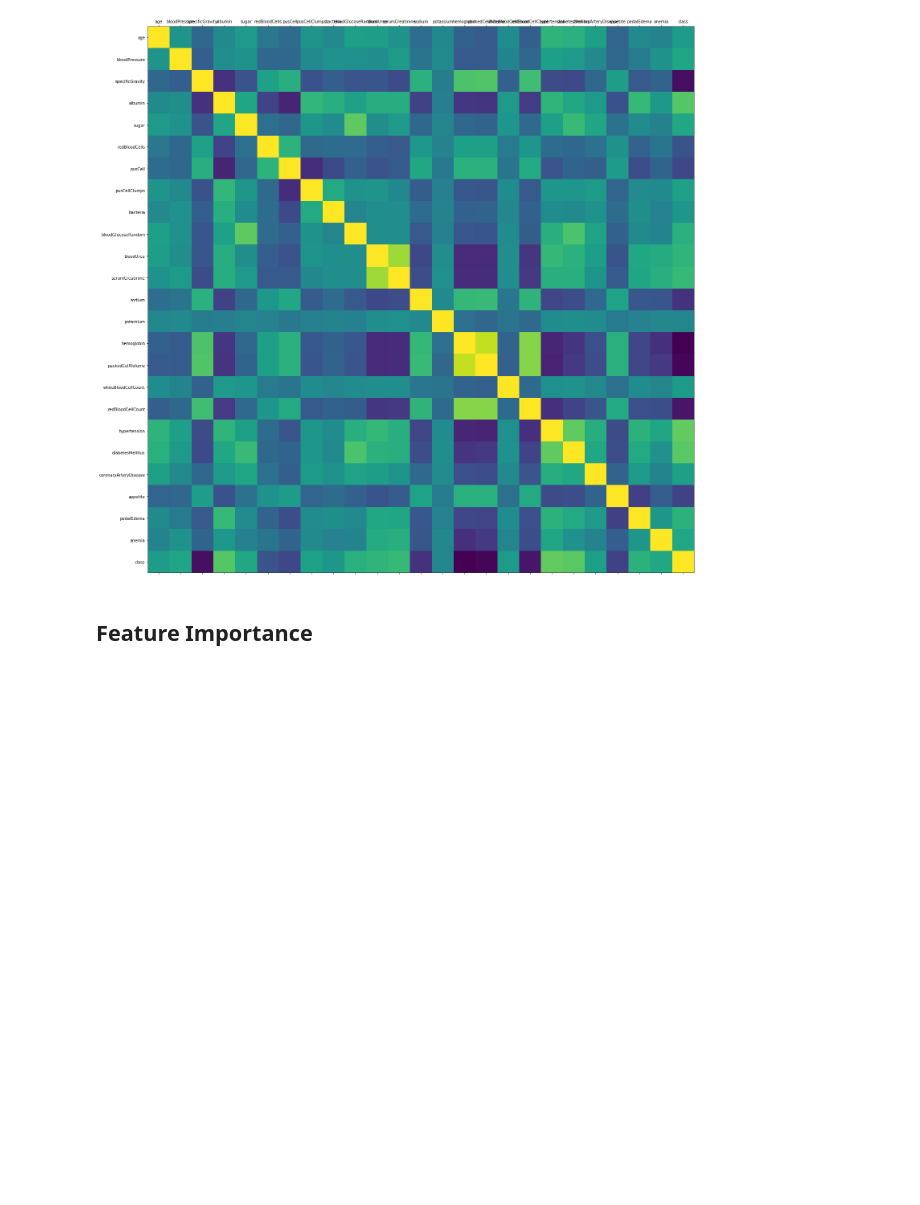
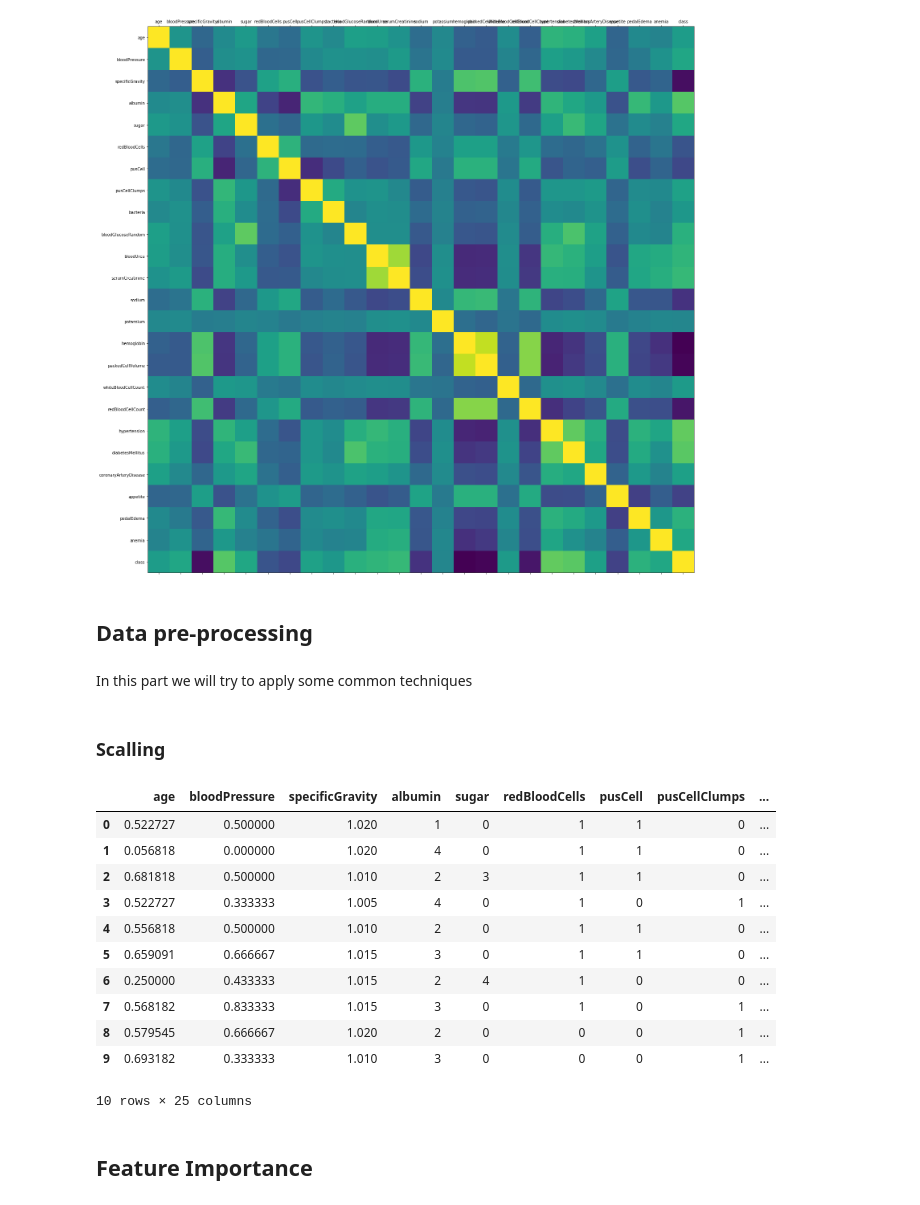
Before and after one commit to EdgarasKazlauskas1987/ChronicalKidneyDiseaseAIProject, a Jupyter notebook: Chronic Kidney Disease Project.ipynb, the cells around one changed output. Drawn from its saved outputs; the diff is of its cells as text; code cells hidden in the pictures; blank space fills up the shorter version.

Commit message:
added some scalling

```diff
--- a/Chronic Kidney Disease Project.ipynb
+++ b/Chronic Kidney Disease Project.ipynb
@@ -422,6 +423,36 @@ plt.yticks(range(len(corr.columns)), corr.columns)
 plt.show()
 # %% [output]
 [figure]
+# %% [markdown]
+## Data pre-processing
+# %% [markdown]
+In this part we will try to apply some common techniques
+# %% [markdown]
+### Scalling
+# %%
+# Scalling all the columns with the numeric values.
+scaler = MinMaxScaler(feature_range=(0, 1))
+
+data[['age','bloodPressure','bloodGlucoseRandom','bloodUrea','serumCreatinine',
+      'sodium','potassium','hemoglobin','packedCellVolume','whiteBloodCellCount',
+      'redBloodCellCount']] = scaler.fit_transform(data[['age','bloodPressure','bloodGlucoseRandom',
+                                                         'bloodUrea','serumCreatinine','sodium','potassium',
+                                                         'hemoglobin','packedCellVolume','whiteBloodCellCount',
+                                                         'redBloodCellCount']])
+data.head(10)
+# %% [output]
+|  | age | bloodPressure | specificGravity | albumin | sugar | redBloodCells | pusCell | pusCellClumps | ... |
+| 0 | 0.522727 | 0.500000 | 1.020 | 1 | 0 | 1 | 1 | 0 | ... |
+| 1 | 0.056818 | 0.000000 | 1.020 | 4 | 0 | 1 | 1 | 0 | ... |
+| 2 | 0.681818 | 0.500000 | 1.010 | 2 | 3 | 1 | 1 | 0 | ... |
+| 3 | 0.522727 | 0.333333 | 1.005 | 4 | 0 | 1 | 0 | 1 | ... |
+| 4 | 0.556818 | 0.500000 | 1.010 | 2 | 0 | 1 | 1 | 0 | ... |
+| 5 | 0.659091 | 0.666667 | 1.015 | 3 | 0 | 1 | 1 | 0 | ... |
+| 6 | 0.250000 | 0.433333 | 1.015 | 2 | 4 | 1 | 0 | 0 | ... |
+| 7 | 0.568182 | 0.833333 | 1.015 | 3 | 0 | 1 | 0 | 1 | ... |
+| 8 | 0.579545 | 0.666667 | 1.020 | 2 | 0 | 0 | 0 | 1 | ... |
+| 9 | 0.693182 | 0.333333 | 1.010 | 3 | 0 | 0 | 0 | 1 | ... |
+10 rows × 25 columns
 # %% [markdown]
 ## Feature Importance
 # %% [markdown]
```
Also changed, not shown: parts of 3 cells of this notebook.
